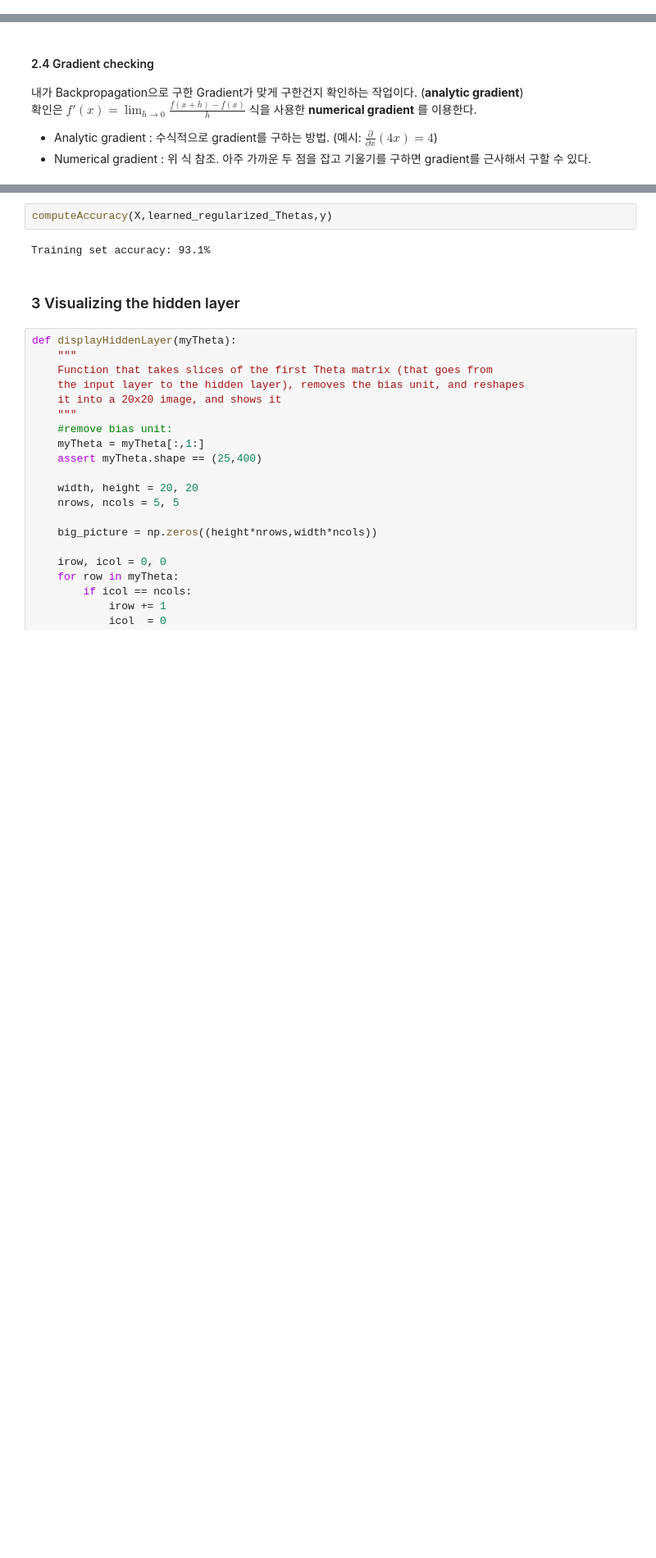
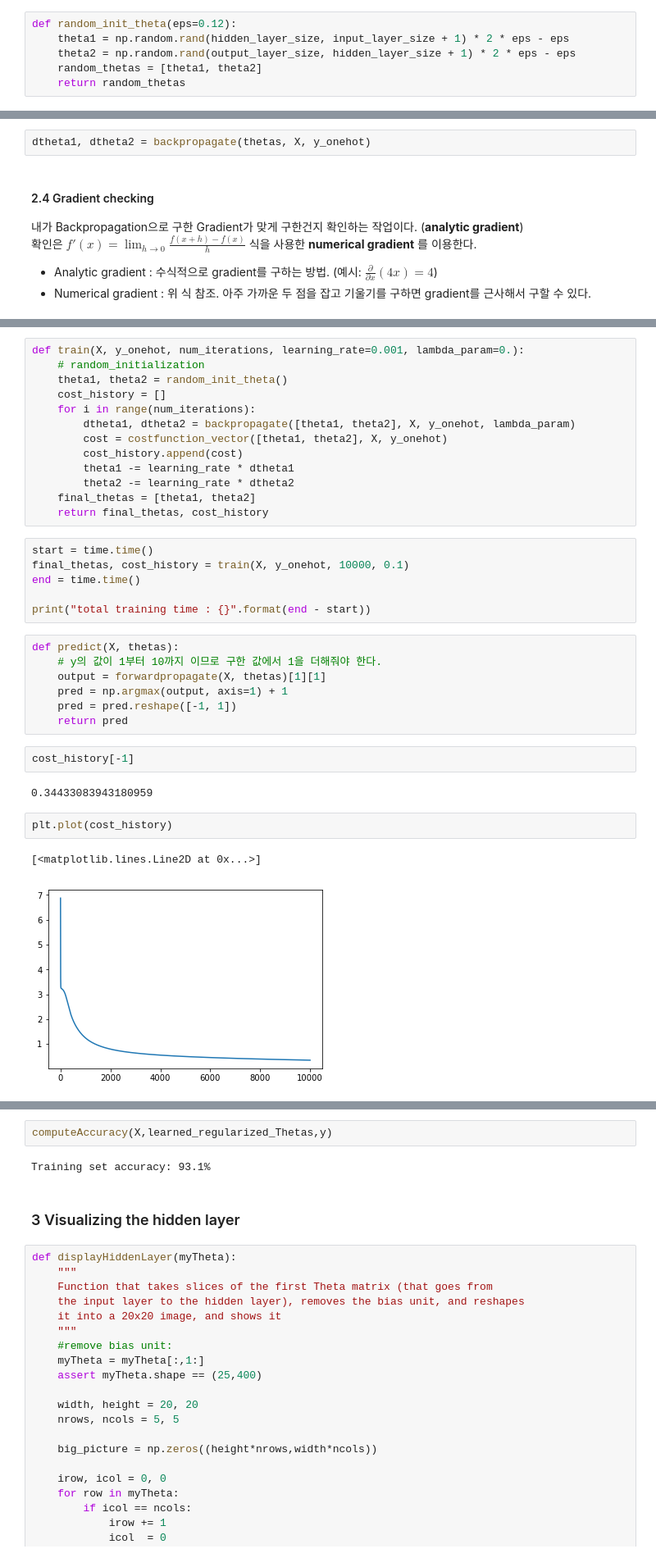
Before and after one commit to kymkh0902/studyroom, a Jupyter notebook: Lecture/Machine learning/Code/ex4/ex4.ipynb, the cells around one changed output, grey strips where cells are left out. Shown at 82% size. Saved outputs shown, nothing was run; the diff lists cells and outputs as text; blank space fills up the shorter version.

```diff
--- a/Lecture/Machine learning/Code/ex4/ex4.ipynb
+++ b/Lecture/Machine learning/Code/ex4/ex4.ipynb
@@ -273,3 +270,9 @@ def randomInitTheta():
+# %%
+def random_init_theta(eps=0.12):
+    theta1 = np.random.rand(hidden_layer_size, input_layer_size + 1) * 2 * eps - eps
+    theta2 = np.random.rand(output_layer_size, hidden_layer_size + 1) * 2 * eps - eps
+    random_thetas = [theta1, theta2]
+    return random_thetas
 # %% [markdown]
 #### 2.3 Backpropagation
 
@@ -341,3 +340,5 @@ D1, D2 = reshapeParams(flattenedD1D2)
+# %%
+dtheta1, dtheta2 = backpropagate(thetas, X, y_onehot)
 # %% [markdown]
 #### 2.4 Gradient checking
 
@@ -445,0 +400,35 @@ Warning: Maximum number of iterations has been exceeded.
+# %%
+def train(X, y_onehot, num_iterations, learning_rate=0.001, lambda_param=0.):
+    # random_initialization
+    theta1, theta2 = random_init_theta()
+    cost_history = []
+    for i in range(num_iterations):
+        dtheta1, dtheta2 = backpropagate([theta1, theta2], X, y_onehot, lambda_param)
+        cost = costfunction_vector([theta1, theta2], X, y_onehot)
+        cost_history.append(cost)
+        theta1 -= learning_rate * dtheta1
+        theta2 -= learning_rate * dtheta2
+    final_thetas = [theta1, theta2]
+    return final_thetas, cost_history
+# %%
+start = time.time()
+final_thetas, cost_history = train(X, y_onehot, 10000, 0.1)
+end = time.time()
+
+print("total training time : {}".format(end - start))
+# %%
+def predict(X, thetas):
+    # y의 값이 1부터 10까지 이므로 구한 값에서 1을 더해줘야 한다.
+    output = forwardpropagate(X, thetas)[1][1]
+    pred = np.argmax(output, axis=1) + 1
+    pred = pred.reshape([-1, 1])
+    return pred
+# %%
+cost_history[-1]
+# %% [output]
+0.34433083943180959
+# %%
+plt.plot(cost_history)
+# %% [output]
+[<matplotlib.lines.Line2D at 0x...>]
+[figure, added]
```
Also changed, not shown: parts of 34 cells of this notebook, 1 other file.
